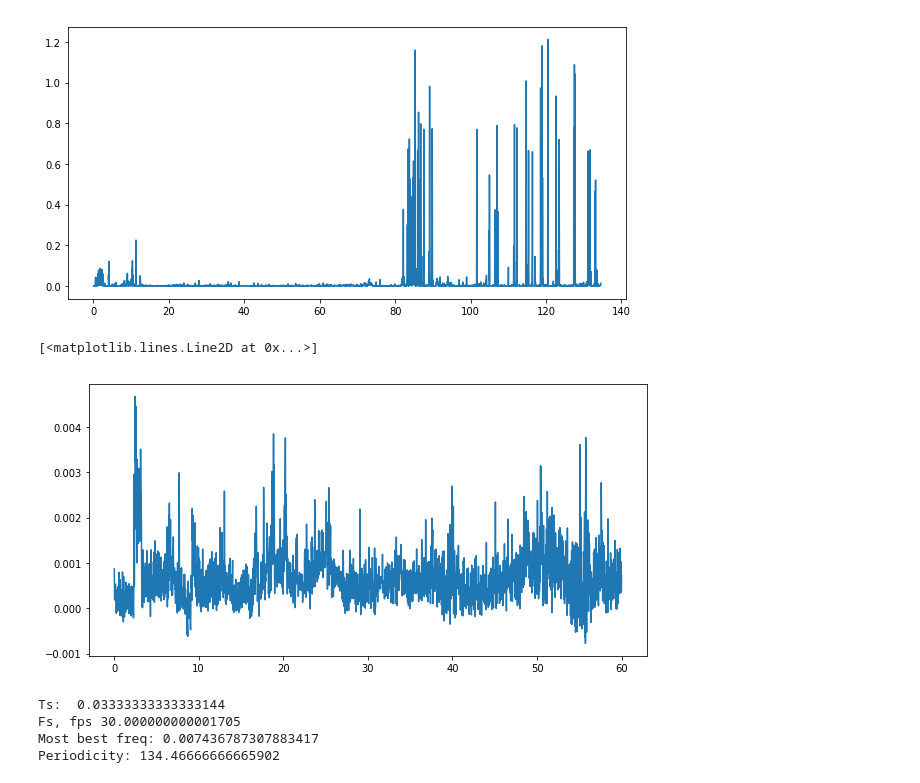
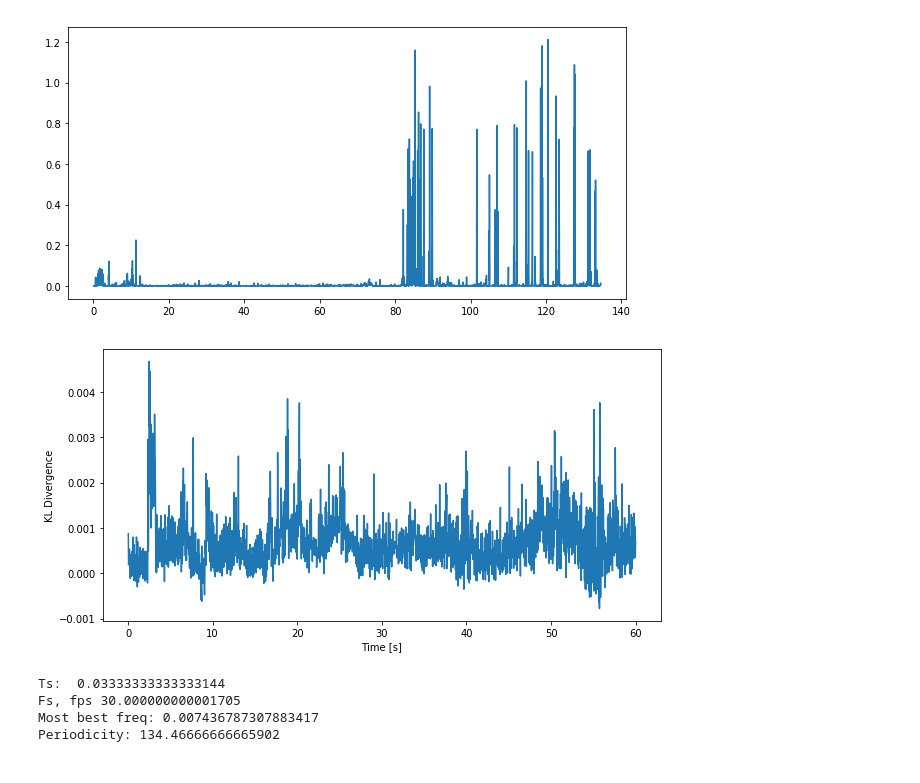
Before and after one commit to vanitas-vanitatum/traffic-sign-recognition, a Jupyter notebook: notebooks/Analysis.ipynb, the cells around one changed output. Saved outputs shown, nothing was run; the diff lists cells and outputs as text; code cells hidden in the pictures.

```diff
--- a/notebooks/Analysis.ipynb
+++ b/notebooks/Analysis.ipynb
@@ -55,9 +55,11 @@ plt.plot(frame_1['timestamp'], frame_1['kl divergence'])
 [figure]
 # %%
 plt.plot(frame_2['timestamp'], frame_2['kl divergence'])
+plt.xlabel('Time [s]')
+plt.ylabel('KL Divergence')
+plt.savefig('kl-timestamp-divergence.pdf', transparent=True)
 # %% [output]
-[<matplotlib.lines.Line2D at 0x...>]
-[figure, old version]
+[figure, new version]
 # %%
 frq, fft = get_fft(frame_1['kl divergence'], frame_1['timestamp'], 1000000)
 where_most = np.argmax(fft)
```
Also changed, not shown: parts of 1 cell of this notebook, 58 other files.
